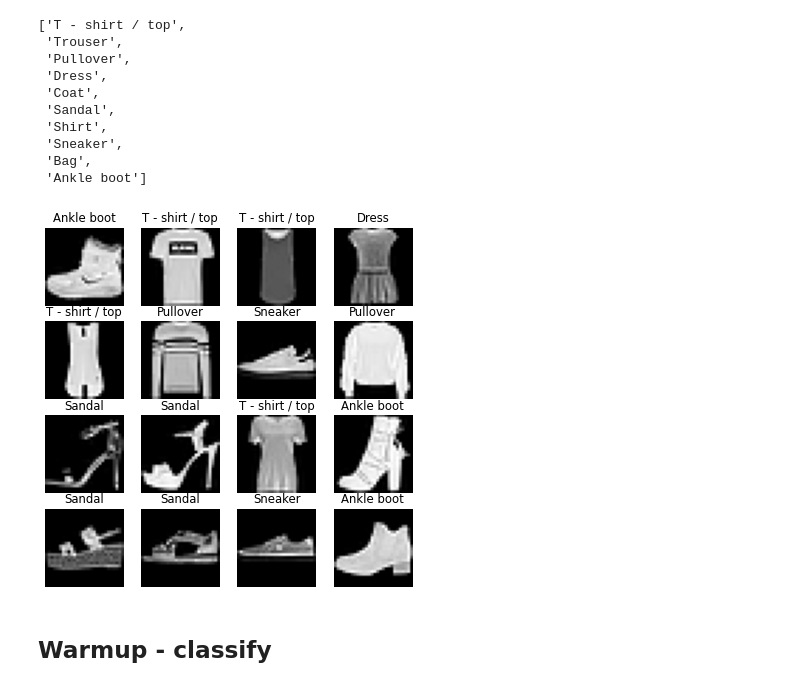
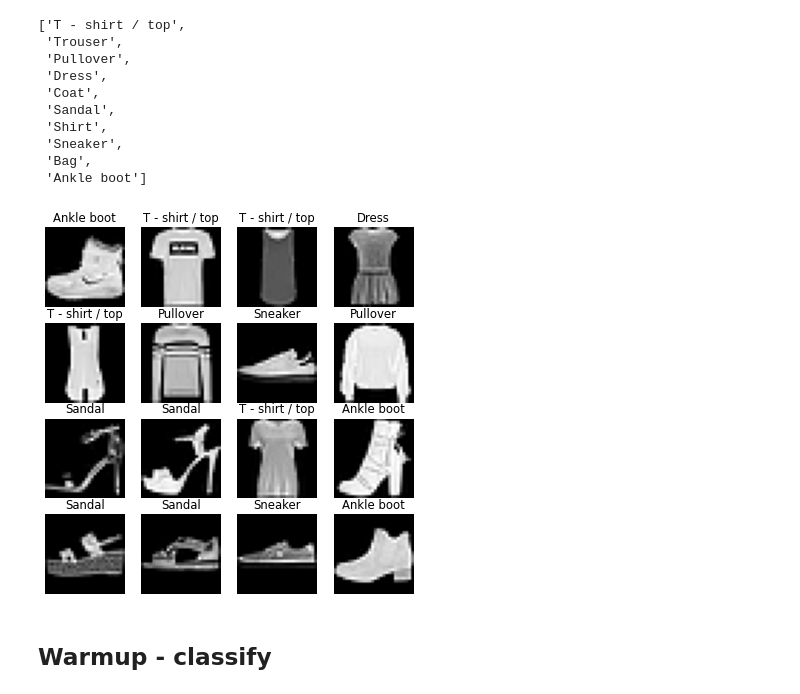
Before and after one commit to bthek1/fastAIcourse, a Jupyter notebook: nbs/180_autoencoder.ipynb, the cells around one changed output. Drawn from its saved outputs; the diff is of its cells as text; code cells hidden in the pictures.

```diff
--- a/nbs/180_autoencoder.ipynb
+++ b/nbs/180_autoencoder.ipynb
@@ -85,10 +93,10 @@ labels
 lbl_getter = itemgetter(*yb[:16])
 titles = lbl_getter(labels)
 # %%
-mpl.rcParams['figure.dpi'] = 70
+#| eval: falsempl.rcParams['figure.dpi'] = 70
 show_images(xb[:16], imsize=1.7, titles=titles)
 # %% [output]
-[figure, old version]
+[figure, new version]
 # %% [markdown]
 ## Warmup - classify
 # %%
```
Also changed, not shown: parts of 21 cells of this notebook, 5 other files.
